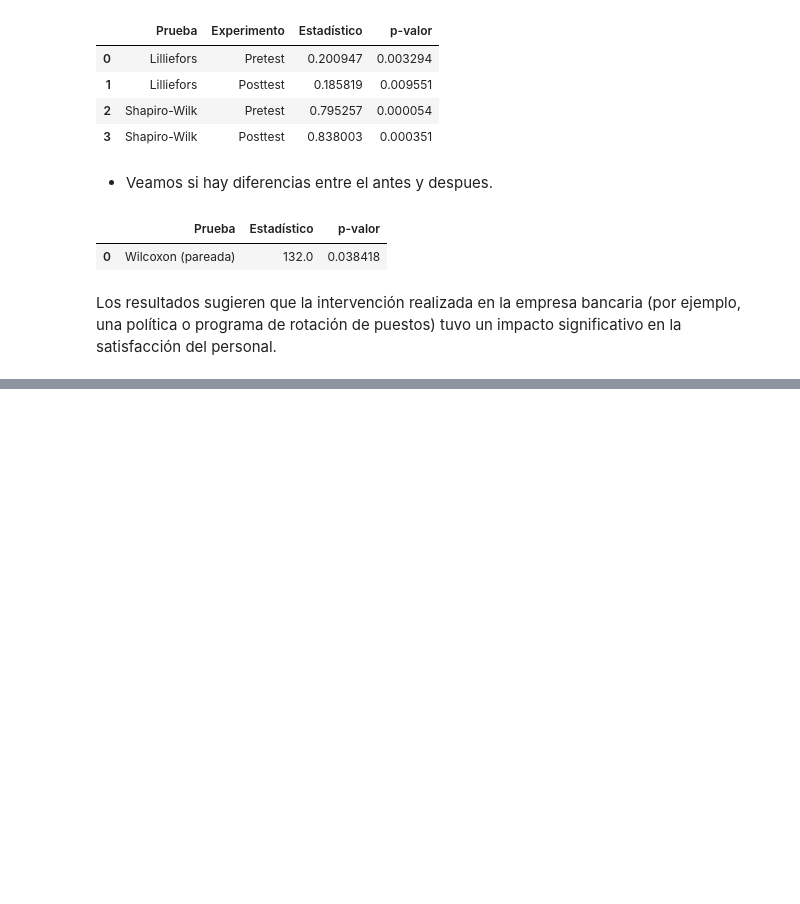
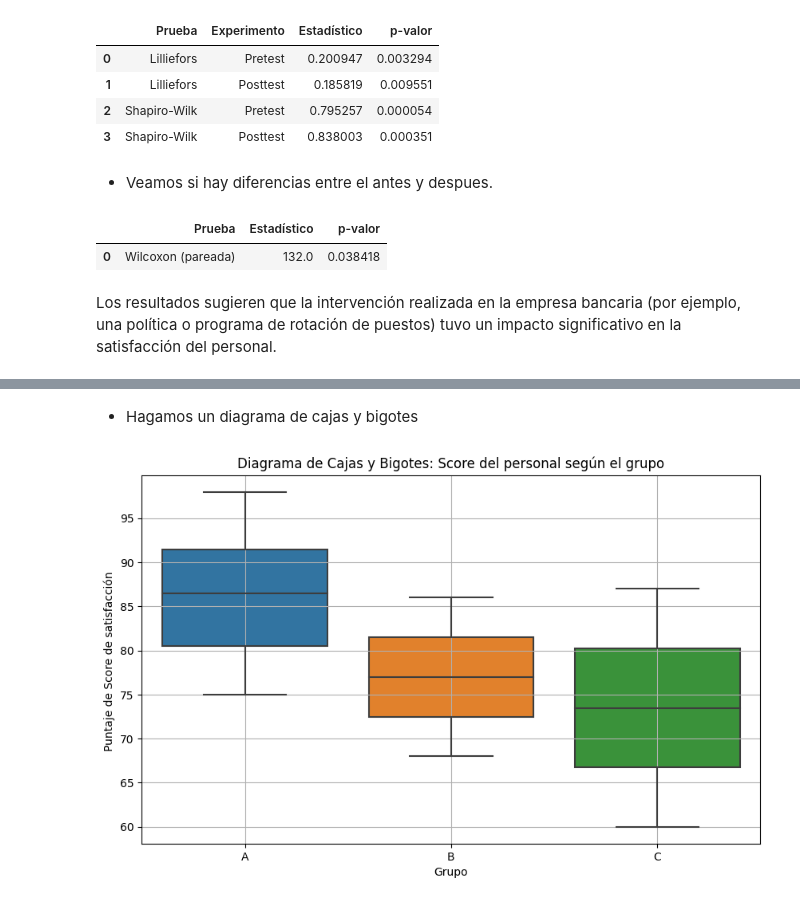
Before and after one commit to cdeoroaguado/jbook_ml202430, a Jupyter notebook: _sources/modulo_3.ipynb, the cells around one changed output, grey strips where cells are left out. Cells and saved outputs as stored; diff of their text form; code cells hidden in the pictures; blank space fills up the shorter version.

```diff
--- a/_sources/modulo_3.ipynb
+++ b/_sources/modulo_3.ipynb
@@ -1335,0 +1370,12 @@ Los resultados sugieren que la intervención realizada en la empresa bancaria (p
+# %%
+# Importar los datos
+df_satisf = pd.read_csv('_data/datadescrip/banca_satisfaccion.csv')
+
+# Poner la columna 'Grupo' como categórica
+df_satisf['Grupo'] = df_satisf['Grupo'].astype(pd.CategoricalDtype(categories=['A', 'B', 'C']))
+
+# mostrar la informacion
+print(df_satisf.info())
+
+# imprimir las 5 primeras filas
+print(df_satisf.head())
@@ -1335,0 +1399,18 @@ Los resultados sugieren que la intervención realizada en la empresa bancaria (p
+# %% [markdown]
+* Hagamos un diagrama de cajas y bigotes
+# %%
+# Crear un diagrama de cajas y bigotes para 'Q1' vs 'Experimento' usando Seaborn en el contexto de rotación de la banca
+plt.figure(figsize=(10, 6))  # Ajustar el tamaño del gráfico
+
+sns.boxplot(x='Grupo', y='Score', data=df_satisf)
+
+# Agregar título y etiquetas
+plt.title('Diagrama de Cajas y Bigotes: Score del personal según el grupo')
+plt.xlabel('Grupo')
+plt.ylabel('Puntaje de Score de satisfacción ')
+
+# Mostrar el gráfico
+plt.grid(True)
+plt.show()
+# %% [output]
+[figure, added]
```
Also changed, not shown: parts of 49 cells of this notebook, 5 other files.
